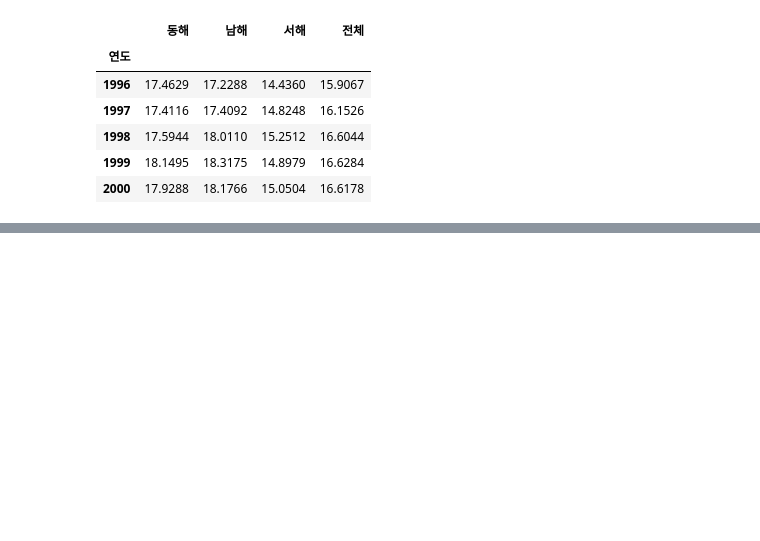
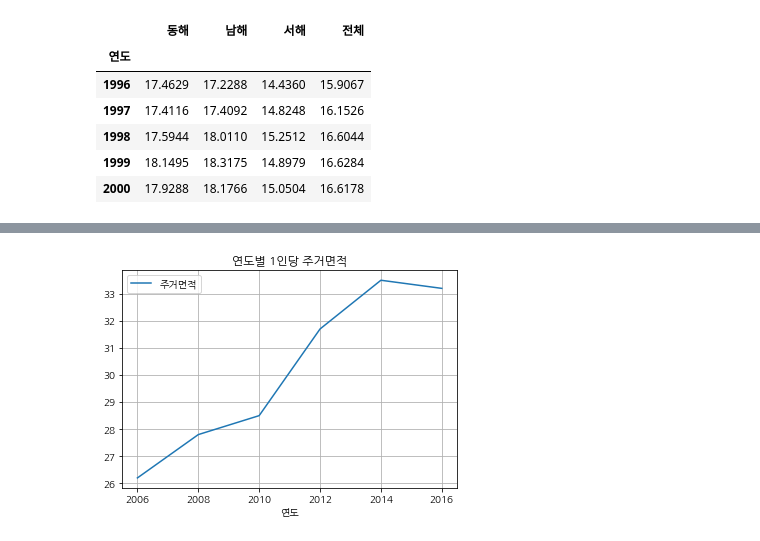
Before and after one commit to InryeolChoi/model_analysis, a Jupyter notebook: theory_stat/Visualization2.ipynb, the cells around one changed output, grey strips where cells are left out. Saved outputs shown, nothing was run; the diff lists cells and outputs as text; code cells hidden in the pictures; blank space fills up the shorter version.

```diff
--- a/theory_stat/Visualization2.ipynb
+++ b/theory_stat/Visualization2.ipynb
@@ -108,0 +71,7 @@ findfont: Font family 'NanumGothic' not found.
+# %%
+year = [i for i in range(2006, 2018, 2)]
+area = [26.2, 27.8, 28.5, 31.7, 33.5, 33.2]
+table = {'연도' : year, '주거면적' : area}
+
+df_area = pd.DataFrame(table, columns = ['연도', '주거면적'])
+df_area
@@ -108,0 +86,5 @@ findfont: Font family 'NanumGothic' not found.
+# %%
+df_area.plot(x = '연도', y = '주거면적', grid = True, title = '연도별 1인당 주거면적')
+plt.show()
+# %% [output]
+[figure, added]
```
Also changed, not shown: parts of 27 cells of this notebook, 4 other files.
